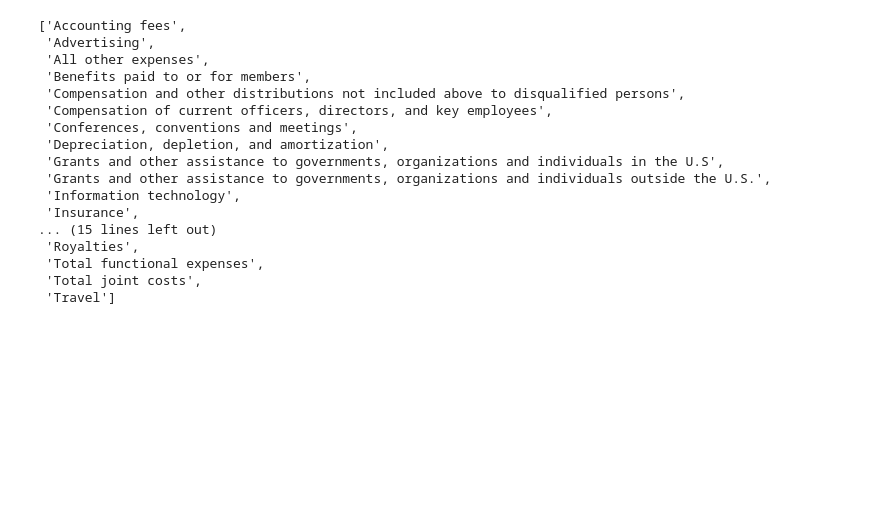
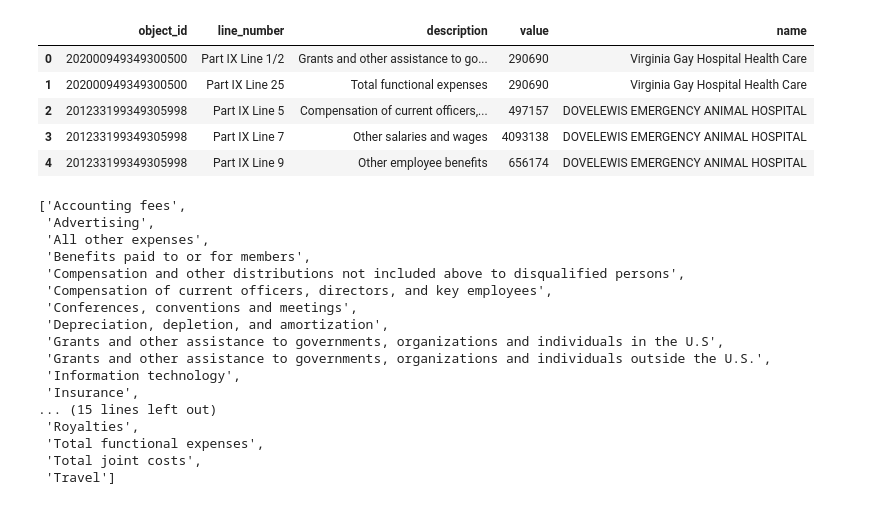
Before and after one commit to Vidhi-H-Patel/990-Project, a Jupyter notebook: Data_analysis.ipynb, the cells around one changed output. Saved outputs shown, nothing was run; the diff lists cells and outputs as text; code cells hidden in the pictures; blank space fills up the shorter version.

```diff
--- a/Data_analysis.ipynb
+++ b/Data_analysis.ipynb
@@ -11,8 +11,16 @@ import seaborn as sns
 data = pd.read_csv("cleaned_data.csv")
 
 #drop error index
-# data.drop("Unnamed: 0", axis=1, inplace=True)
-# data.drop("Unnamed: 0.1", axis=1, inplace=True)
+data.drop("Unnamed: 0", axis=1, inplace=True)
+# %%
+data.head()
+# %% [output]
+|  | object_id | line_number | description | value | name |
+| 0 | 202000949349300500 | Part IX Line 1/2 | Grants and other assistance to go... | 290690 | Virginia Gay Hospital Health Care |
+| 1 | 202000949349300500 | Part IX Line 25 | Total functional expenses | 290690 | Virginia Gay Hospital Health Care |
+| 2 | 201233199349305998 | Part IX Line 5 | Compensation of current officers,... | 497157 | DOVELEWIS EMERGENCY ANIMAL HOSPITAL |
+| 3 | 201233199349305998 | Part IX Line 7 | Other salaries and wages | 4093138 | DOVELEWIS EMERGENCY ANIMAL HOSPITAL |
+| 4 | 201233199349305998 | Part IX Line 9 | Other employee benefits | 656174 | DOVELEWIS EMERGENCY ANIMAL HOSPITAL |
 # %%
 #drop Total functional expenses as it encompases all cost
 sns.barplot(data=data, y='description', x='value')
```
